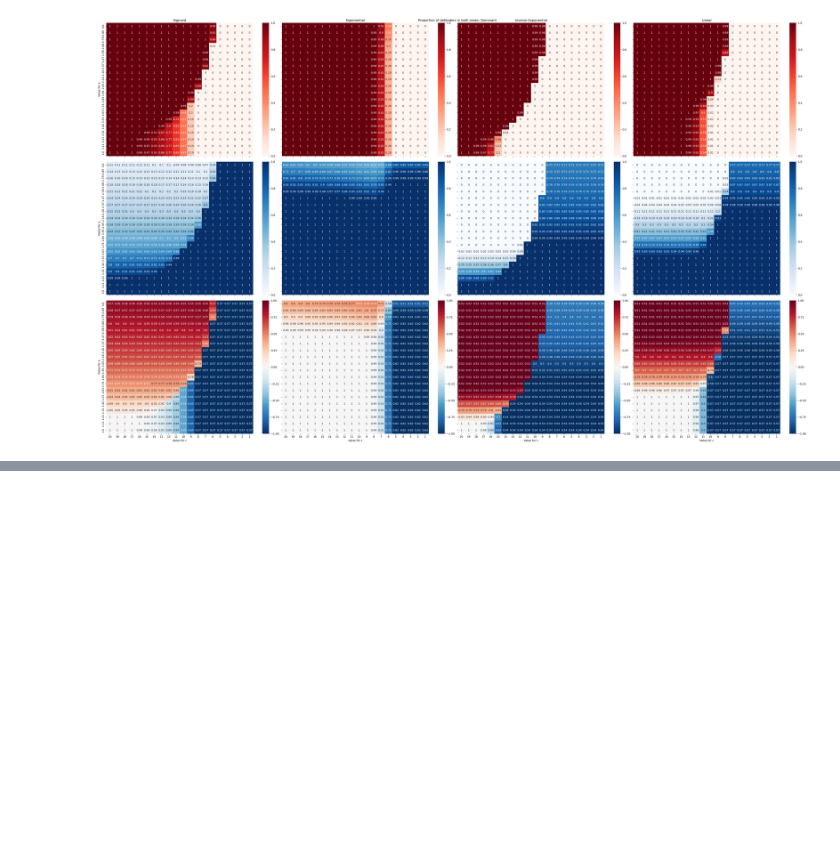
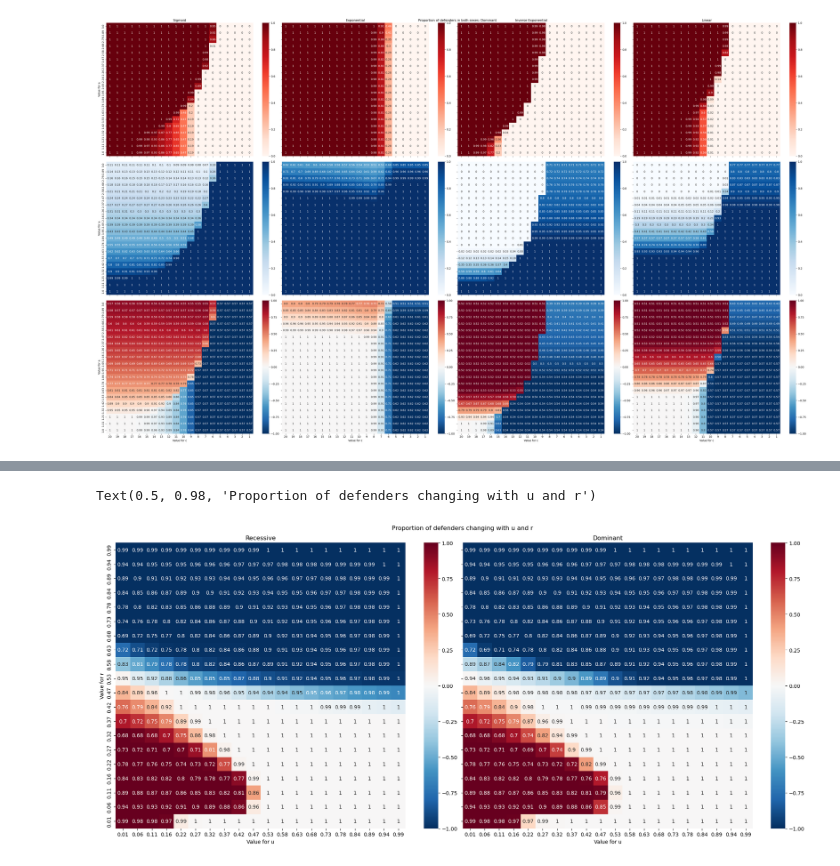
Before and after one commit to AbhayGupta115/PineSawflyModel, a Jupyter notebook: Scripts/multi_locus_analysis.ipynb, the cells around one changed output, grey strips where cells are left out. Cells and saved outputs as stored; diff of their text form; code cells hidden in the pictures; blank space fills up the shorter version.

```diff
--- a/Scripts/multi_locus_analysis.ipynb
+++ b/Scripts/multi_locus_analysis.ipynb
@@ -117,0 +214,18 @@ Text(0.5, 0.98, 'Proportion of defenders in both sexes: Dominant')
+# %%
+fig, ax = plt.subplots(nrows = 1, ncols = 2, figsize = (20,9), sharey = True, sharex = True, layout = 'tight')
+
+sns.heatmap(f_rec_exp_change_ur.subtract(m_rec_exp_change_ur), annot=t_rec_exp_change_ur, cmap = sns.color_palette("RdBu_r", as_cmap=True), vmin = -1, vmax = 1, ax = ax[0])
+sns.heatmap(f_dom_exp_change_ur.subtract(m_dom_exp_change_ur), annot=t_dom_exp_change_ur, cmap = sns.color_palette("RdBu_r", as_cmap=True), vmin = -1, vmax = 1, ax = ax[1])
+
+ax[0].set_title('Recessive')
+ax[1].set_title('Dominant')
+
+ax[0].set_xlabel('Value for u')
+ax[1].set_xlabel('Value for u')
+
+ax[0].set_ylabel('Value for r')
+
+fig.suptitle('Proportion of defenders changing with u and r')
+# %% [output]
+Text(0.5, 0.98, 'Proportion of defenders changing with u and r')
+[figure, added]
```
Also changed, not shown: parts of 5 cells of this notebook, 13 other files.
